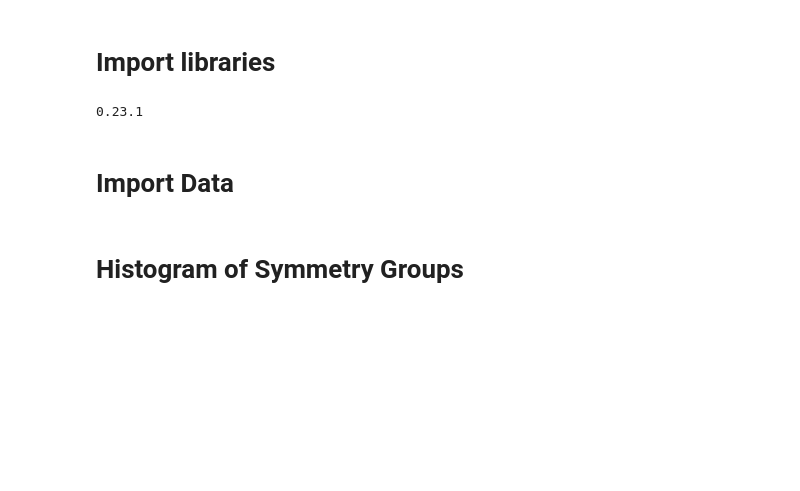
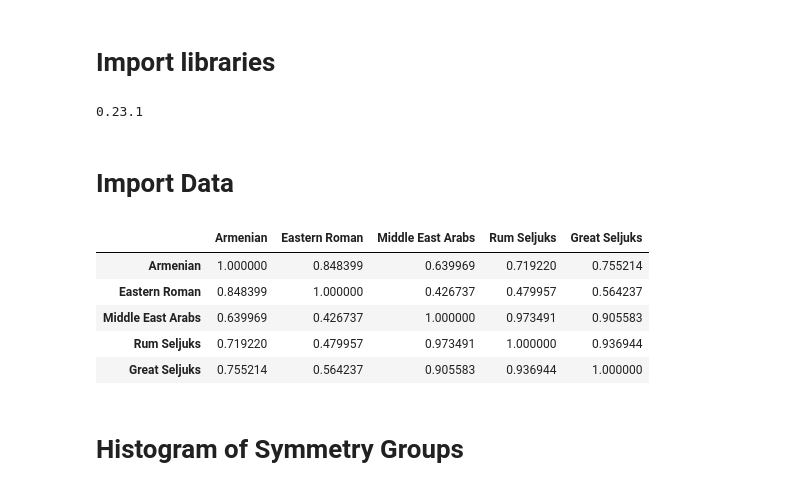
Before and after one commit to selimonat/ornament_symmgroups, a Jupyter notebook: SymmetrySimilarity_analysis.ipynb, the cells around one changed output. Saved outputs shown, nothing was run; the diff lists cells and outputs as text; code cells hidden in the pictures; blank space fills up the shorter version.

```diff
--- a/SymmetrySimilarity_analysis.ipynb
+++ b/SymmetrySimilarity_analysis.ipynb
@@ -125,11 +91,20 @@ def get_geo_distances(capitals):
 # Import Data
 # %%
 symm_df = pd.read_excel("./symm_groups.xlsx",index_col=0)
-symm_df = symm_df.iloc[:17,[0,3,2,1,4,5]]
+symm_df = symm_df.iloc[:17,[3,2,1,4,5]]
 symm_df = symm_df.astype(float)
 symm_df.head(2)
 
 dist_symm = symm_df.corr()
+TOTAL_CULTURE = dist_symm.shape[0]
+dist_symm
+# %% [output]
+|  | Armenian | Eastern Roman | Middle East Arabs | Rum Seljuks | Great Seljuks |
+| Armenian | 1.000000 | 0.848399 | 0.639969 | 0.719220 | 0.755214 |
+| Eastern Roman | 0.848399 | 1.000000 | 0.426737 | 0.479957 | 0.564237 |
+| Middle East Arabs | 0.639969 | 0.426737 | 1.000000 | 0.973491 | 0.905583 |
+| Rum Seljuks | 0.719220 | 0.479957 | 0.973491 | 1.000000 | 0.936944 |
+| Great Seljuks | 0.755214 | 0.564237 | 0.905583 | 0.936944 | 1.000000 |
 # %% [markdown]
 # Histogram of Symmetry Groups
 # %%
```
Also changed, not shown: parts of 12 cells of this notebook, 2 other files.
